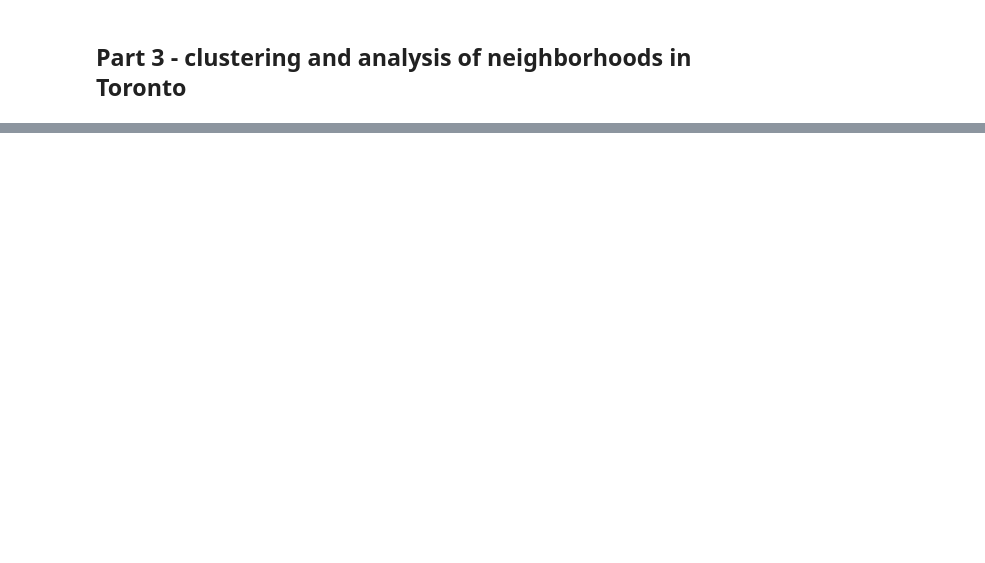
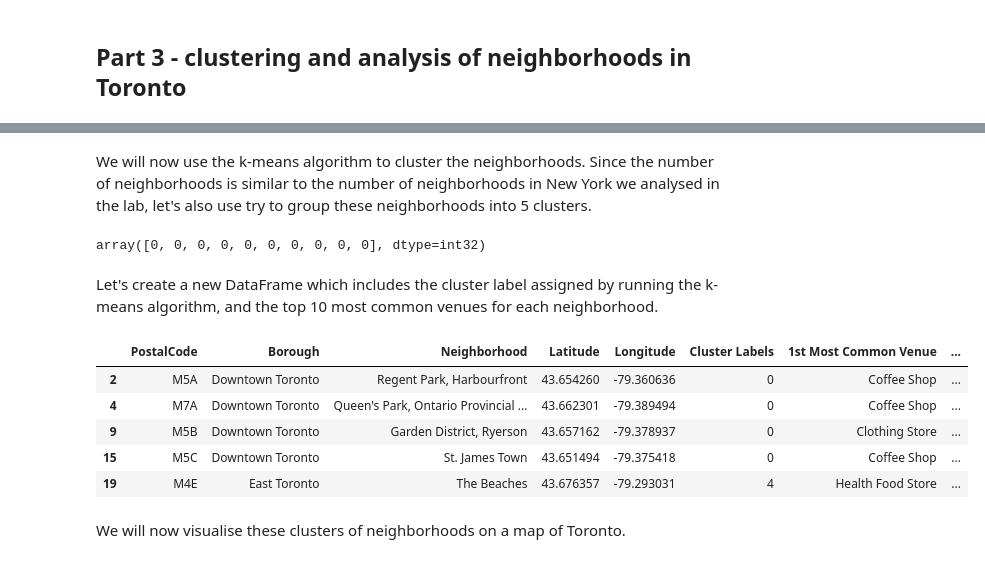
Before and after one commit to AaronArmour/Coursera_Capstone, a Jupyter notebook: Segmenting and Clustering Neighborhoods in Toronto.ipynb, the cells around one changed output, grey strips where cells are left out. Saved outputs shown, nothing was run; the diff lists cells and outputs as text; code cells hidden in the pictures; blank space fills up the shorter version.

```diff
--- a/Segmenting and Clustering Neighborhoods in Toronto.ipynb
+++ b/Segmenting and Clustering Neighborhoods in Toronto.ipynb
@@ -167,0 +345,23 @@ new_df.shape
+# %%
+def return_most_common_venues(row, num_top_venues):
+    row_categories = row.iloc[1:]
+    row_categories_sorted = row_categories.sort_values(ascending=False)
+
+    return row_categories_sorted.index.values[0:num_top_venues]
+
+num_top_venues = 10
+indicators = ['st', 'nd', 'rd'] + ['th'] * (num_top_venues - 3)
+
+# create columns according to number of top venues
+columns = ['Neighborhood']
+for ind in np.arange(num_top_venues):
+    columns.append('{}{} Most Common Venue'.format(ind+1, indicators[ind]))
+
+# create a new dataframe
+neighborhoods_venues_sorted = pd.DataFrame(columns=columns)
+neighborhoods_venues_sorted['Neighborhood'] = toronto_grouped['Neighborhood']
+
+for ind in np.arange(toronto_grouped.shape[0]):
+    neighborhoods_venues_sorted.iloc[ind, 1:] = return_most_common_venues(toronto_grouped.iloc[ind, :], num_top_venues)
+
+neighborhoods_venues_sorted.head()
@@ -167,0 +375,36 @@ new_df.shape
+# %% [markdown]
+We will now use the k-means algorithm to cluster the neighborhoods. Since the number of neighborhoods is similar to the number of neighborhoods in New York we analysed in the lab, let's also use try to group these neighborhoods into 5 clusters.
+# %%
+# set number of clusters
+kclusters = 5
+
+toronto_grouped_clustering = toronto_grouped.drop('Neighborhood', 1)
+
+# run k-means clustering
+kmeans = KMeans(n_clusters=kclusters, random_state=0).fit(toronto_grouped_clustering)
+
+# check cluster labels generated for each row in the dataframe
+kmeans.labels_[0:10]
+# %% [output]
+array([0, 0, 0, 0, 0, 0, 0, 0, 0, 0], dtype=int32)
+# %% [markdown]
+Let's create a new DataFrame which includes the cluster label assigned by running the k-means algorithm, and the top 10 most common venues for each neighborhood.
+# %%
+# add clustering labels
+neighborhoods_venues_sorted.insert(0, 'Cluster Labels', kmeans.labels_)
+
+toronto_merged = filtered_df
+
+# merge toronto_grouped with toronto_data to add latitude/longitude for each neighborhood
+toronto_merged = toronto_merged.join(neighborhoods_venues_sorted.set_index('Neighborhood'), on='Neighborhood')
+
+toronto_merged.head()
+# %% [output]
+|  | PostalCode | Borough | Neighborhood | Latitude | Longitude | Cluster Labels | 1st Most Common Venue | ... |
+| 2 | M5A | Downtown Toronto | Regent Park, Harbourfront | 43.654260 | -79.360636 | 0 | Coffee Shop | ... |
+| 4 | M7A | Downtown Toronto | Queen's Park, Ontario Provincial ... | 43.662301 | -79.389494 | 0 | Coffee Shop | ... |
+| 9 | M5B | Downtown Toronto | Garden District, Ryerson | 43.657162 | -79.378937 | 0 | Clothing Store | ... |
+| 15 | M5C | Downtown Toronto | St. James Town | 43.651494 | -79.375418 | 0 | Coffee Shop | ... |
+| 19 | M4E | East Toronto | The Beaches | 43.676357 | -79.293031 | 4 | Health Food Store | ... |
+# %% [markdown]
+We will now visualise these clusters of neighborhoods on a map of Toronto.
```
Also changed, not shown: parts of 62 cells of this notebook.
